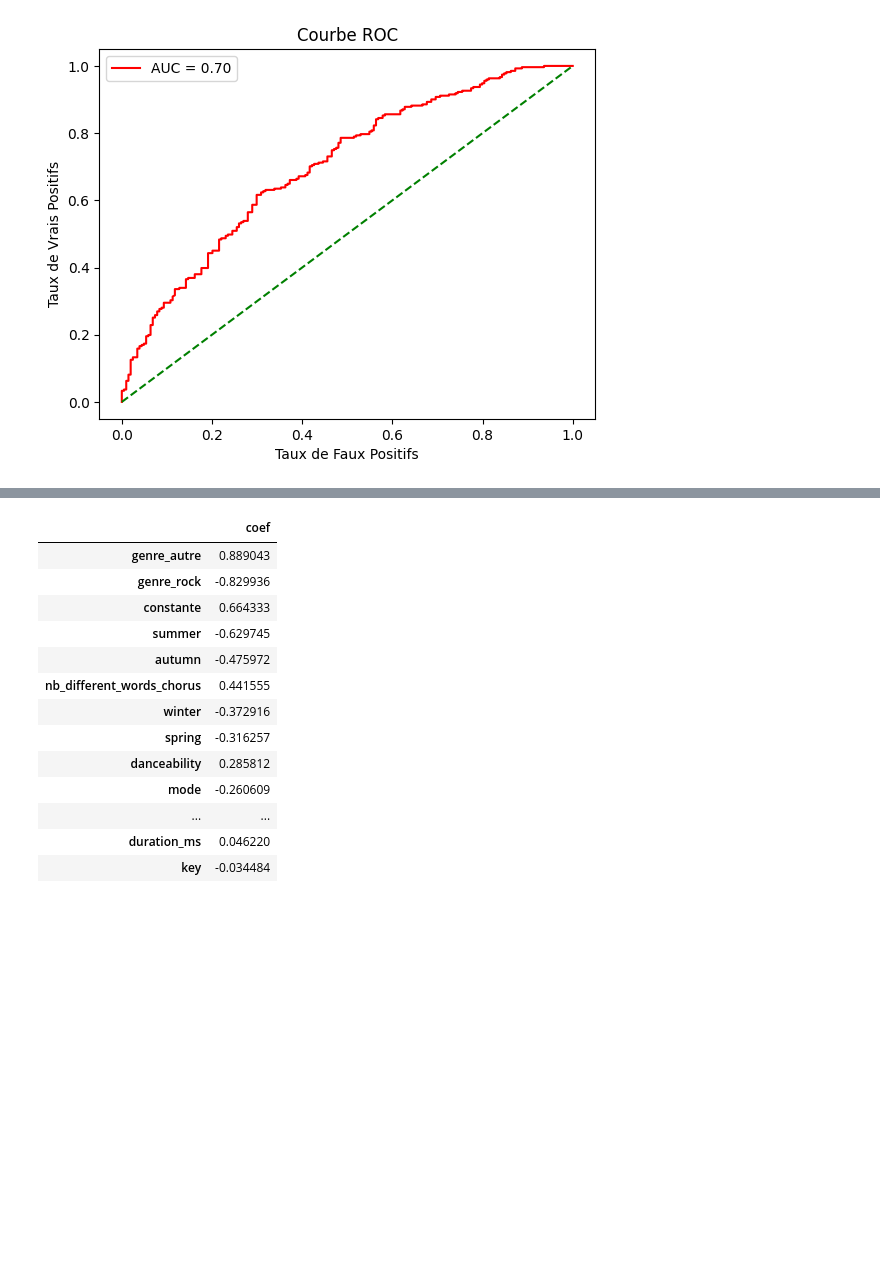
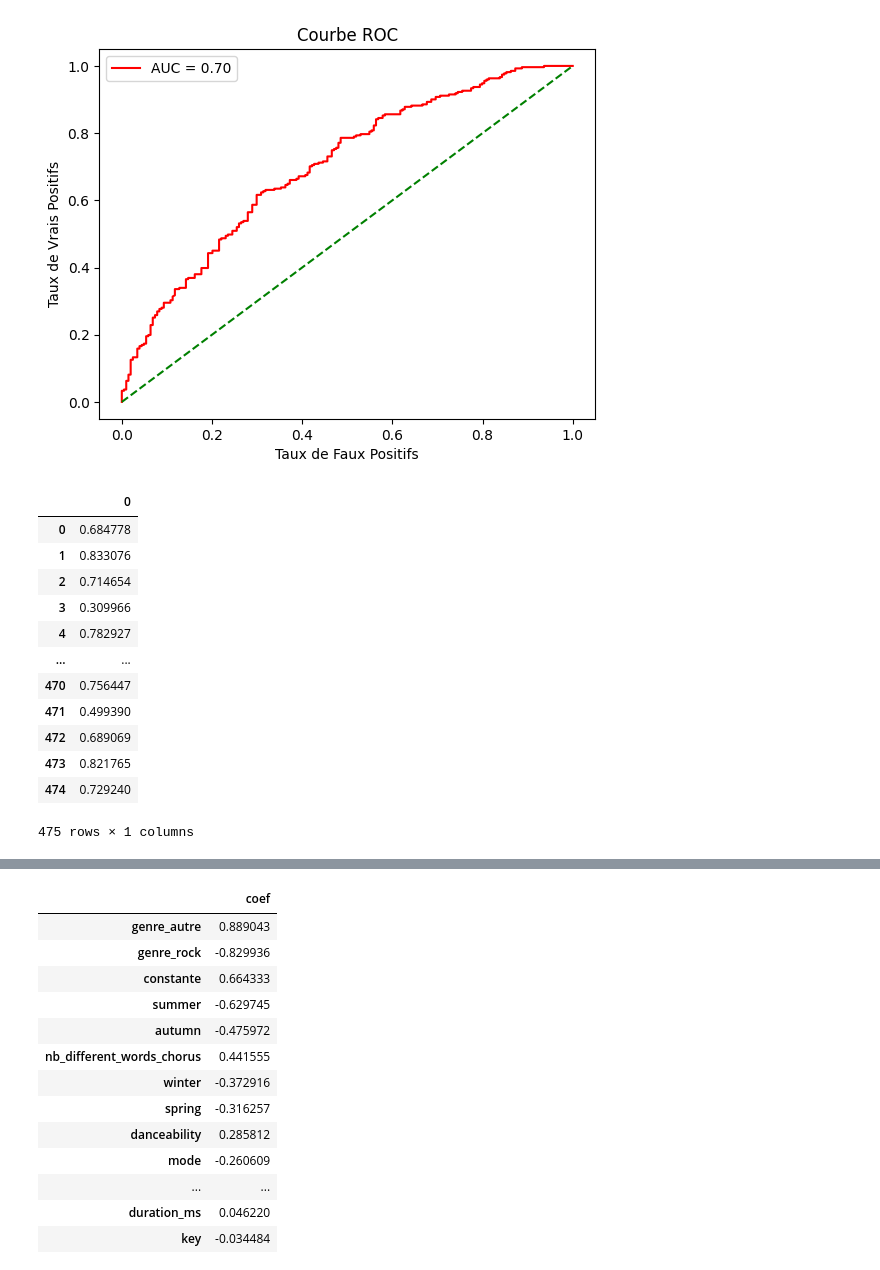
Before and after one commit to JustNao/NF21, a Jupyter notebook: logistic_r_test.ipynb, the cells around one changed output, grey strips where cells are left out. Cells and saved outputs as stored; diff of their text form; code cells hidden in the pictures; blank space fills up the shorter version.

```diff
--- a/logistic_r_test.ipynb
+++ b/logistic_r_test.ipynb
@@ -121,3 +121,19 @@ plt.legend()
 plt.show()
 # %% [output]
 [figure]
+# %%
+pd.DataFrame(y_prob[:,1])
+# %% [output]
+|  | 0 |
+| 0 | 0.684778 |
+| 1 | 0.833076 |
+| 2 | 0.714654 |
+| 3 | 0.309966 |
+| 4 | 0.782927 |
+| ... | ... |
+| 470 | 0.756447 |
+| 471 | 0.499390 |
+| 472 | 0.689069 |
+| 473 | 0.821765 |
+| 474 | 0.729240 |
+475 rows × 1 columns
```
Also changed, not shown: parts of 2 cells of this notebook.
